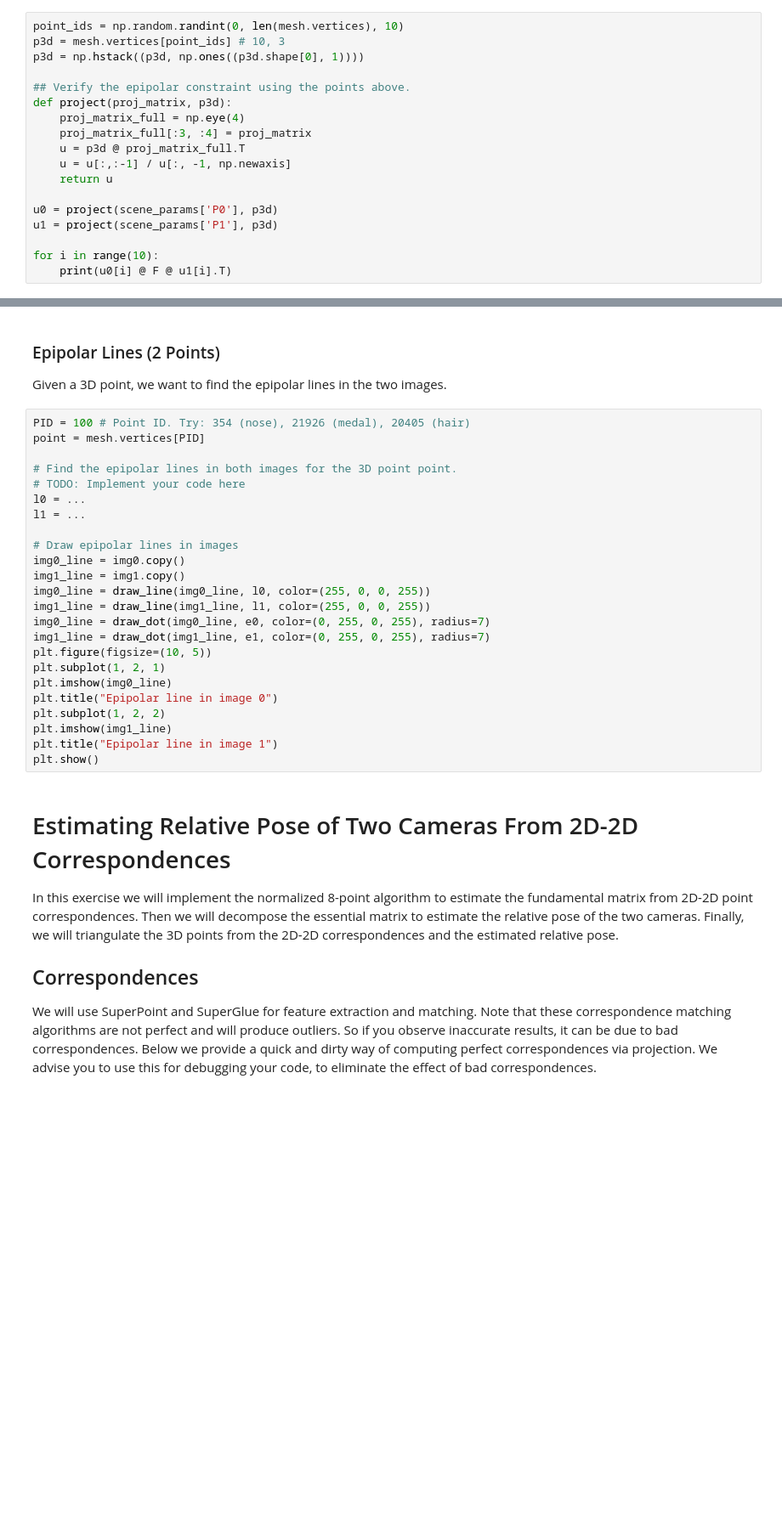
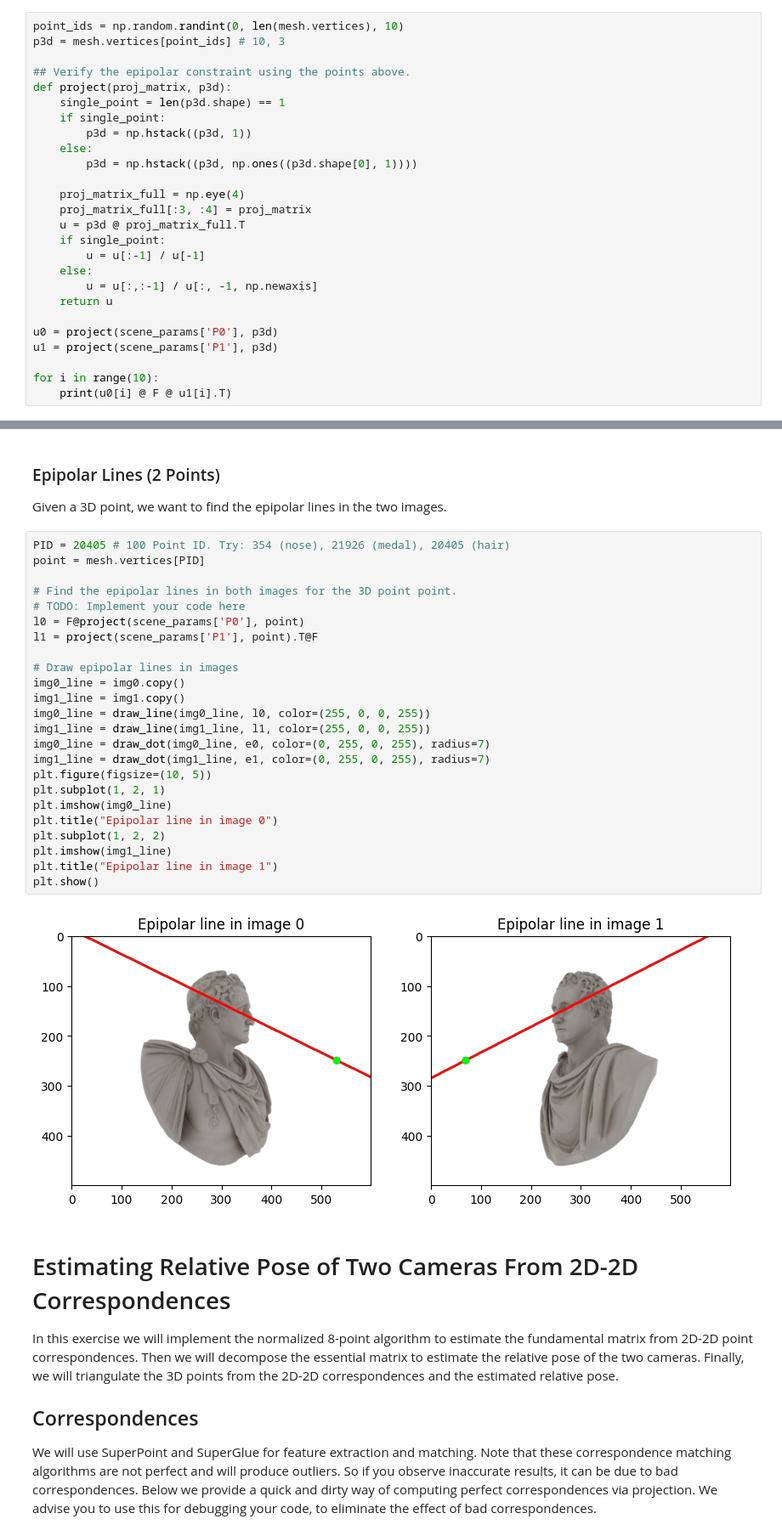
Before and after one commit to blancocd/3DV-SU25, a Jupyter notebook: 3DVision-ex2/notebooks/01_Eight_Point/01_EIght_Point.ipynb, the cells around one changed output, grey strips where cells are left out. Shown at 85% size. Cells and saved outputs as stored; diff of their text form; blank space fills up the shorter version.

```diff
--- a/3DVision-ex2/notebooks/01_Eight_Point/01_EIght_Point.ipynb
+++ b/3DVision-ex2/notebooks/01_Eight_Point/01_EIght_Point.ipynb
@@ -133,14 +133,22 @@ Verify the epipolar constraint by taking a random 3D mesh point, computing the p
 # %%
 point_ids = np.random.randint(0, len(mesh.vertices), 10)
 p3d = mesh.vertices[point_ids] # 10, 3
-p3d = np.hstack((p3d, np.ones((p3d.shape[0], 1))))
 
 ## Verify the epipolar constraint using the points above.
 def project(proj_matrix, p3d):
+    single_point = len(p3d.shape) == 1
+    if single_point:
+        p3d = np.hstack((p3d, 1))
+    else:
+        p3d = np.hstack((p3d, np.ones((p3d.shape[0], 1))))
+
     proj_matrix_full = np.eye(4)
     proj_matrix_full[:3, :4] = proj_matrix
     u = p3d @ proj_matrix_full.T
-    u = u[:,:-1] / u[:, -1, np.newaxis]
+    if single_point:
+        u = u[:-1] / u[-1]
+    else:
+        u = u[:,:-1] / u[:, -1, np.newaxis]
     return u
 
 u0 = project(scene_params['P0'], p3d)
@@ -199,29 +207,31 @@ plt.show()
 
 Given a 3D point, we want to find the epipolar lines in the two images.
 # %%
-PID = 100 # Point ID. Try: 354 (nose), 21926 (medal), 20405 (hair)
+PID = 20405 # 100 Point ID. Try: 354 (nose), 21926 (medal), 20405 (hair)
 point = mesh.vertices[PID]
 
 # Find the epipolar lines in both images for the 3D point point.
 # TODO: Implement your code here
-l0 = ...
-l1 = ...
+l0 = F@project(scene_params['P0'], point)
+l1 = project(scene_params['P1'], point).T@F
 
 # Draw epipolar lines in images
 img0_line = img0.copy()
 img1_line = img1.copy()
 img0_line = draw_line(img0_line, l0, color=(255, 0, 0, 255))
 img1_line = draw_line(img1_line, l1, color=(255, 0, 0, 255))
 img0_line = draw_dot(img0_line, e0, color=(0, 255, 0, 255), radius=7)
 img1_line = draw_dot(img1_line, e1, color=(0, 255, 0, 255), radius=7)
 plt.figure(figsize=(10, 5))
 plt.subplot(1, 2, 1)
 plt.imshow(img0_line)
 plt.title("Epipolar line in image 0")
 plt.subplot(1, 2, 2)
 plt.imshow(img1_line)
 plt.title("Epipolar line in image 1")
 plt.show()
+# %% [output]
+[figure, added]
 # %% [markdown]
 # Estimating Relative Pose of Two Cameras From 2D-2D Correspondences
 
```
Also changed, not shown: parts of 2 cells of this notebook.
